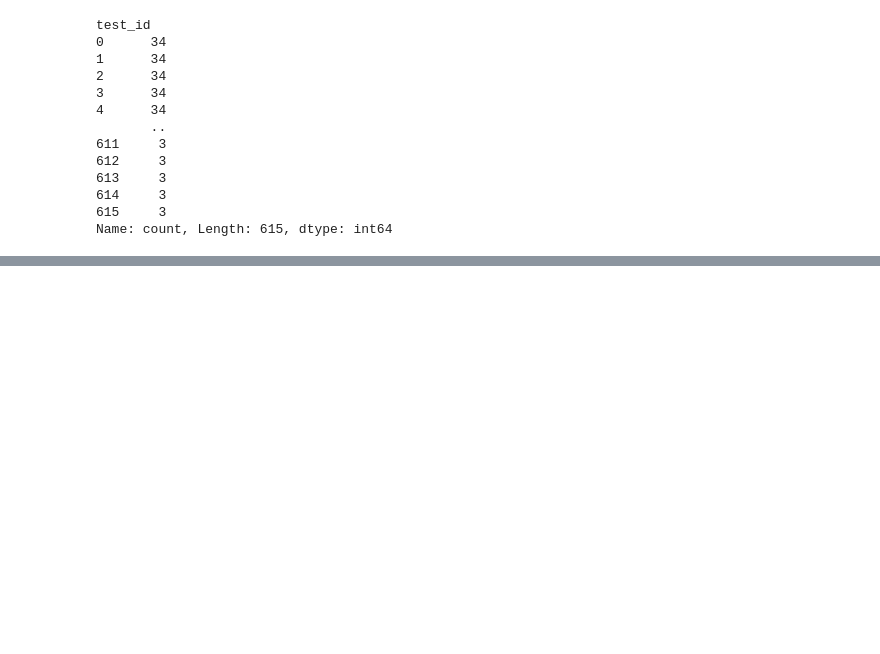
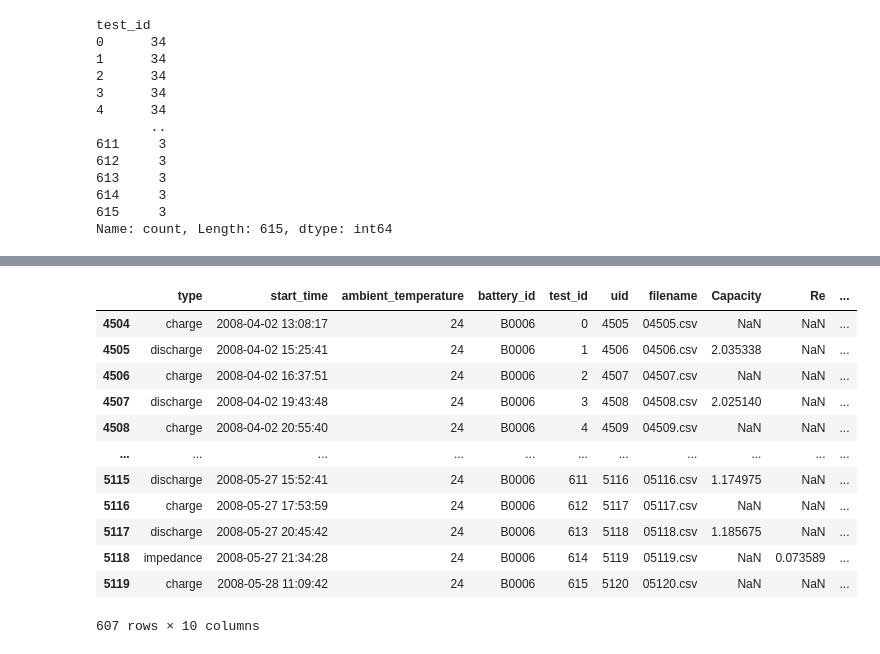
Before and after one commit to mipigirl7/project_lithium_battery_analysis_16team, a Jupyter notebook: works/JSP/전처리.ipynb, the cells around one changed output, grey strips where cells are left out. Cells and saved outputs as stored; diff of their text form; code cells hidden in the pictures; blank space fills up the shorter version.

```diff
--- a/works/JSP/전처리.ipynb
+++ b/works/JSP/전처리.ipynb
@@ -255,0 +274,16 @@ Name: count, Length: 615, dtype: int64
+# %%
+df[df['battery_id']== 'B0006']
+# %% [output]
+|  | type | start_time | ambient_temperature | battery_id | test_id | uid | filename | Capacity | Re | ... |
+| 4504 | charge | 2008-04-02 13:08:17 | 24 | B0006 | 0 | 4505 | 04505.csv | NaN | NaN | ... |
+| 4505 | discharge | 2008-04-02 15:25:41 | 24 | B0006 | 1 | 4506 | 04506.csv | 2.035338 | NaN | ... |
+| 4506 | charge | 2008-04-02 16:37:51 | 24 | B0006 | 2 | 4507 | 04507.csv | NaN | NaN | ... |
+| 4507 | discharge | 2008-04-02 19:43:48 | 24 | B0006 | 3 | 4508 | 04508.csv | 2.025140 | NaN | ... |
+| 4508 | charge | 2008-04-02 20:55:40 | 24 | B0006 | 4 | 4509 | 04509.csv | NaN | NaN | ... |
+| ... | ... | ... | ... | ... | ... | ... | ... | ... | ... | ... |
+| 5115 | discharge | 2008-05-27 15:52:41 | 24 | B0006 | 611 | 5116 | 05116.csv | 1.174975 | NaN | ... |
+| 5116 | charge | 2008-05-27 17:53:59 | 24 | B0006 | 612 | 5117 | 05117.csv | NaN | NaN | ... |
+| 5117 | discharge | 2008-05-27 20:45:42 | 24 | B0006 | 613 | 5118 | 05118.csv | 1.185675 | NaN | ... |
+| 5118 | impedance | 2008-05-27 21:34:28 | 24 | B0006 | 614 | 5119 | 05119.csv | NaN | 0.073589 | ... |
+| 5119 | charge | 2008-05-28 11:09:42 | 24 | B0006 | 615 | 5120 | 05120.csv | NaN | NaN | ... |
+607 rows × 10 columns
```
Also changed, not shown: parts of 4 cells of this notebook, 1 other file.
